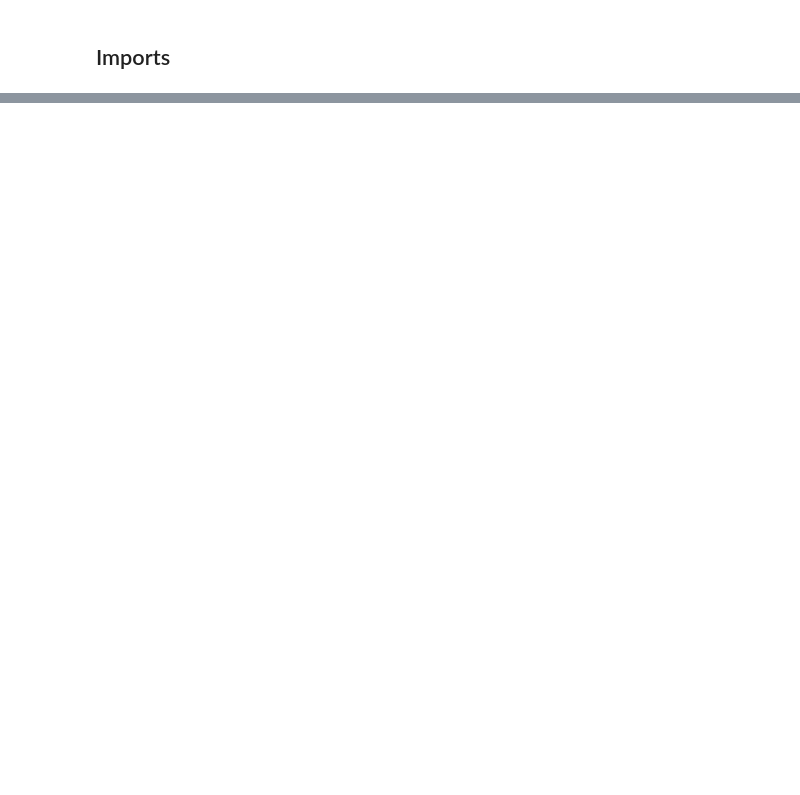
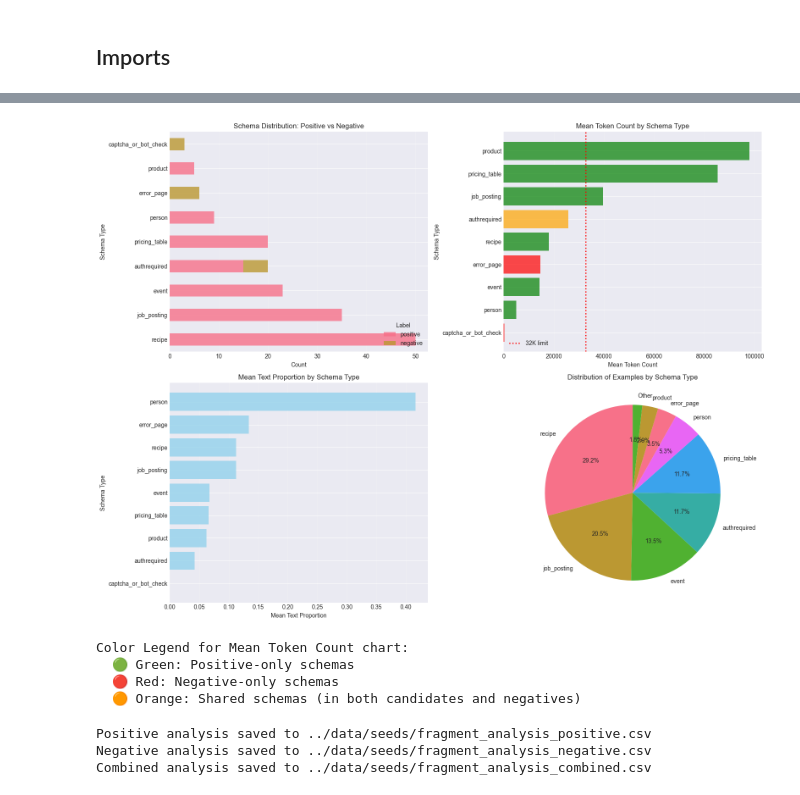
Before and after one commit to luarss/c4ai-crawlerlm, a Jupyter notebook: notebooks/00_eda.ipynb, the cells around one changed output, grey strips where cells are left out. Cells and saved outputs as stored; diff of their text form; code cells hidden in the pictures; blank space fills up the shorter version.

```diff
--- a/notebooks/00_eda.ipynb
+++ b/notebooks/00_eda.ipynb
@@ -470,0 +929,79 @@ Text proportion stats:
+# %%
+# Visualize comprehensive schema distribution
+fig, axes = plt.subplots(2, 2, figsize=(16, 12))
+
+# 1. Schema type counts (stacked bar: positive vs negative)
+schema_counts_pivot = summary_table.set_index('schema_type')[['positive', 'negative']]
+schema_counts_pivot.plot(kind='barh', stacked=True, ax=axes[0, 0], alpha=0.8)
+axes[0, 0].set_xlabel('Count')
+axes[0, 0].set_ylabel('Schema Type')
+axes[0, 0].set_title('Schema Distribution: Positive vs Negative')
+axes[0, 0].legend(title='Label', loc='lower right')
+axes[0, 0].grid(True, alpha=0.3, axis='x')
+
+# 2. Mean token count by schema type
+summary_table_sorted = summary_table.sort_values('mean_tokens', ascending=True)
+colors = ['green' if row['negative'] == 0 else 'red' if row['positive'] == 0 else 'orange'
+          for _, row in summary_table_sorted.iterrows()]
+axes[0, 1].barh(summary_table_sorted['schema_type'], summary_table_sorted['mean_tokens'], color=colors, alpha=0.7)
+axes[0, 1].axvline(32768, color='red', linestyle=':', linewidth=2, label='32K limit')
+axes[0, 1].set_xlabel('Mean Token Count')
+axes[0, 1].set_ylabel('Schema Type')
+axes[0, 1].set_title('Mean Token Count by Schema Type')
+axes[0, 1].legend()
+axes[0, 1].grid(True, alpha=0.3, axis='x')
+
+# 3. Text proportion by schema type
+summary_table_sorted_text = summary_table.sort_values('mean_text_prop', ascending=True)
+axes[1, 0].barh(summary_table_sorted_text['schema_type'], summary_table_sorted_text['mean_text_prop'],
+                color='skyblue', alpha=0.7)
+axes[1, 0].set_xlabel('Mean Text Proportion')
+axes[1, 0].set_ylabel('Schema Type')
+axes[1, 0].set_title('Mean Text Proportion by Schema Type')
+axes[1, 0].grid(True, alpha=0.3, axis='x')
+
+# 4. Pie chart of total examples by schema type
+top_schemas = summary_table.nlargest(8, 'total')
+other_count = summary_table.iloc[8:]['total'].sum() if len(summary_table) > 8 else 0
+if other_count > 0:
+    pie_data = pd.concat([top_schemas[['schema_type', 'total']],
+                          pd.DataFrame([{'schema_type': 'Other', 'total': other_count}])])
+else:
+    pie_data = top_schemas[['schema_type', 'total']]
+
+axes[1, 1].pie(pie_data['total'], labels=pie_data['schema_type'], autopct='%1.1f%%', startangle=90)
+axes[1, 1].set_title('Distribution of Examples by Schema Type')
+
+plt.tight_layout()
+plt.show()
+
+# Print legend for bar colors
+print('\nColor Legend for Mean Token Count chart:')
+print('  🟢 Green: Positive-only schemas')
+print('  🔴 Red: Negative-only schemas')
+print('  🟠 Orange: Shared schemas (in both candidates and negatives)')
+# %% [output]
+[figure, added]
+Color Legend for Mean Token Count chart:
+  🟢 Green: Positive-only schemas
+  🔴 Red: Negative-only schemas
+  🟠 Orange: Shared schemas (in both candidates and negatives)
+# %%
+# Save positive analysis to CSV
+positive_output = Path('../data/seeds/fragment_analysis_positive.csv')
+df_positive.to_csv(positive_output, index=False)
+print(f'Positive analysis saved to {positive_output}')
+
+# Save negative analysis to CSV
+negative_output = Path('../data/seeds/fragment_analysis_negative.csv')
+df_negative.to_csv(negative_output, index=False)
+print(f'Negative analysis saved to {negative_output}')
+
+# Save combined analysis to CSV
+combined_output = Path('../data/seeds/fragment_analysis_combined.csv')
+df_combined.to_csv(combined_output, index=False)
+print(f'Combined analysis saved to {combined_output}')
+# %% [output]
+Positive analysis saved to ../data/seeds/fragment_analysis_positive.csv
+Negative analysis saved to ../data/seeds/fragment_analysis_negative.csv
+Combined analysis saved to ../data/seeds/fragment_analysis_combined.csv
```
Also changed, not shown: parts of 54 cells of this notebook.
